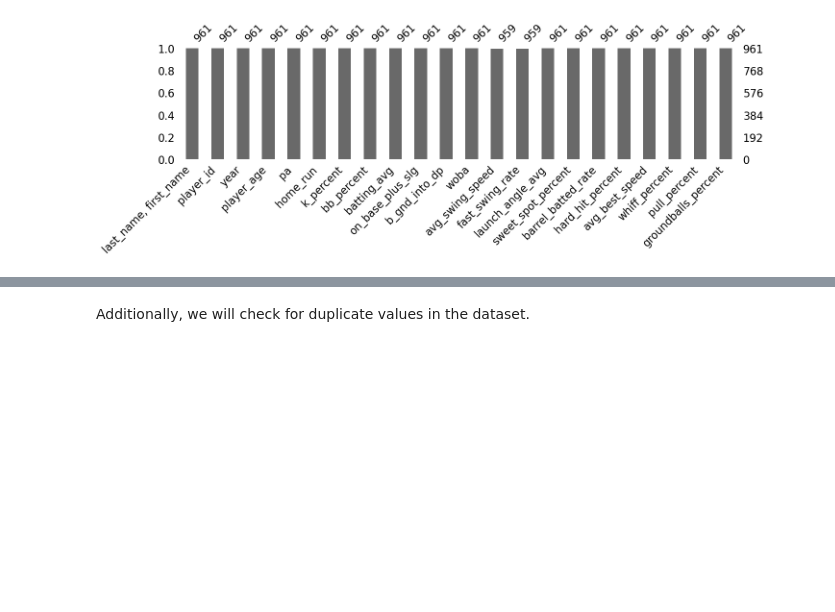
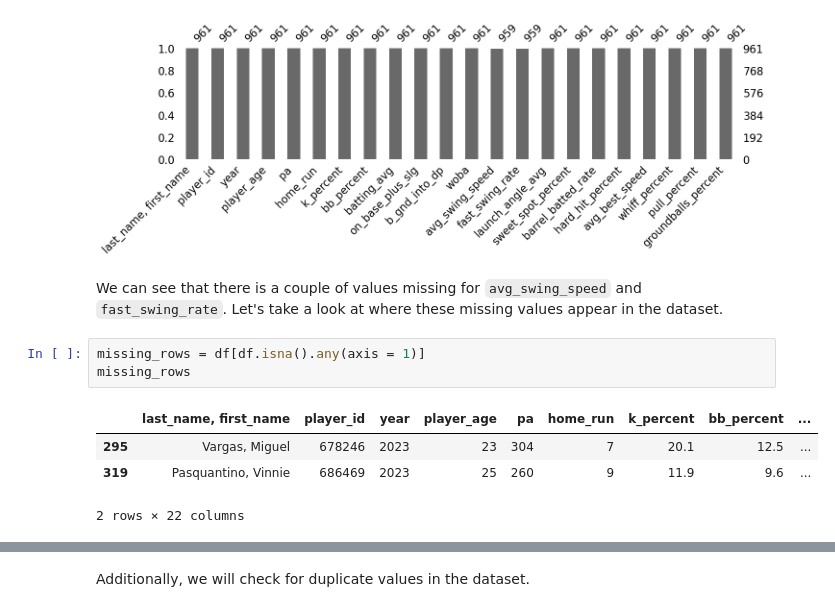
Before and after one commit to ArdenAChen/mlb-ops-prediction, a Jupyter notebook: mlb_ops_prediction (1).ipynb, the cells around one changed output, grey strips where cells are left out. Saved outputs shown, nothing was run; the diff lists cells and outputs as text; blank space fills up the shorter version.

Commit message:
Add files via upload
fixed missing data in eda section

```diff
--- a/mlb_ops_prediction (1).ipynb
+++ b/mlb_ops_prediction (1).ipynb
@@ -48,3 +48,13 @@ msno.bar(df, figsize = (15, 3))
 # %% [output]
 <Axes: >
 [figure]
+# %% [markdown]
+We can see that there is a couple of values missing for `avg_swing_speed` and `fast_swing_rate`. Let's take a look at where these missing values appear in the dataset.
+# %%
+missing_rows = df[df.isna().any(axis = 1)]
+missing_rows
+# %% [output]
+|  | last_name, first_name | player_id | year | player_age | pa | home_run | k_percent | bb_percent | ... |
+| 295 | Vargas, Miguel | 678246 | 2023 | 23 | 304 | 7 | 20.1 | 12.5 | ... |
+| 319 | Pasquantino, Vinnie | 686469 | 2023 | 25 | 260 | 9 | 11.9 | 9.6 | ... |
+2 rows × 22 columns
```
Also changed, not shown: parts of 5 cells of this notebook.
